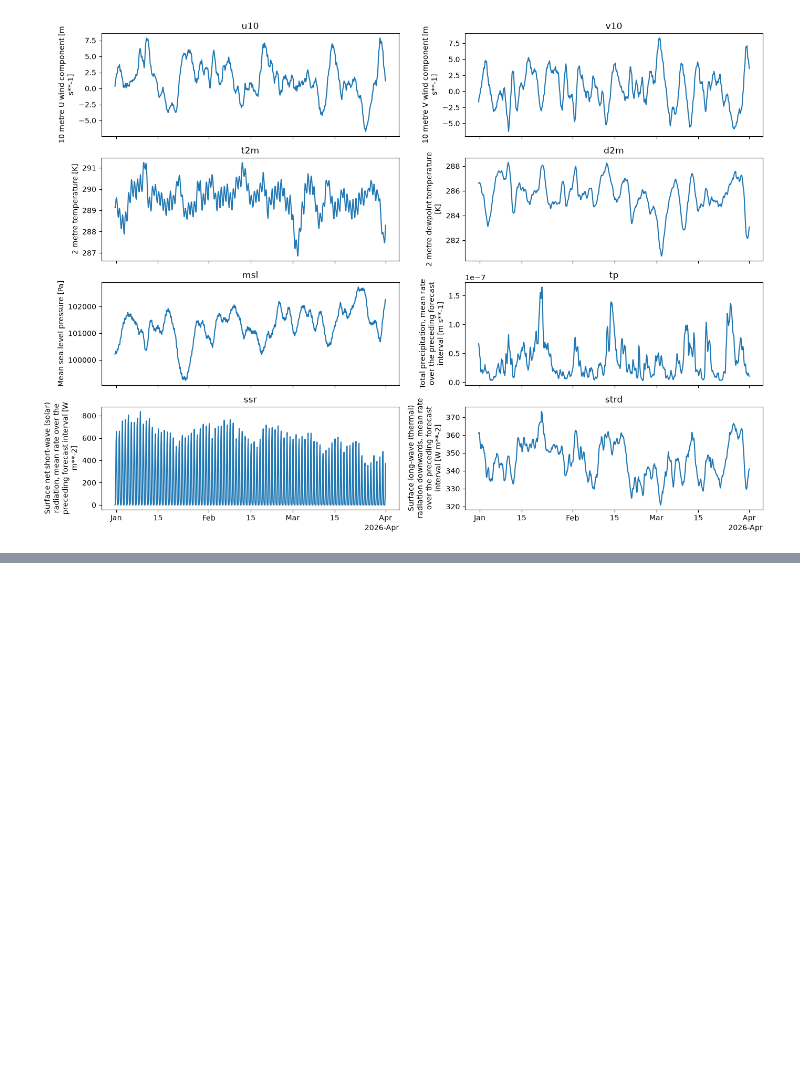
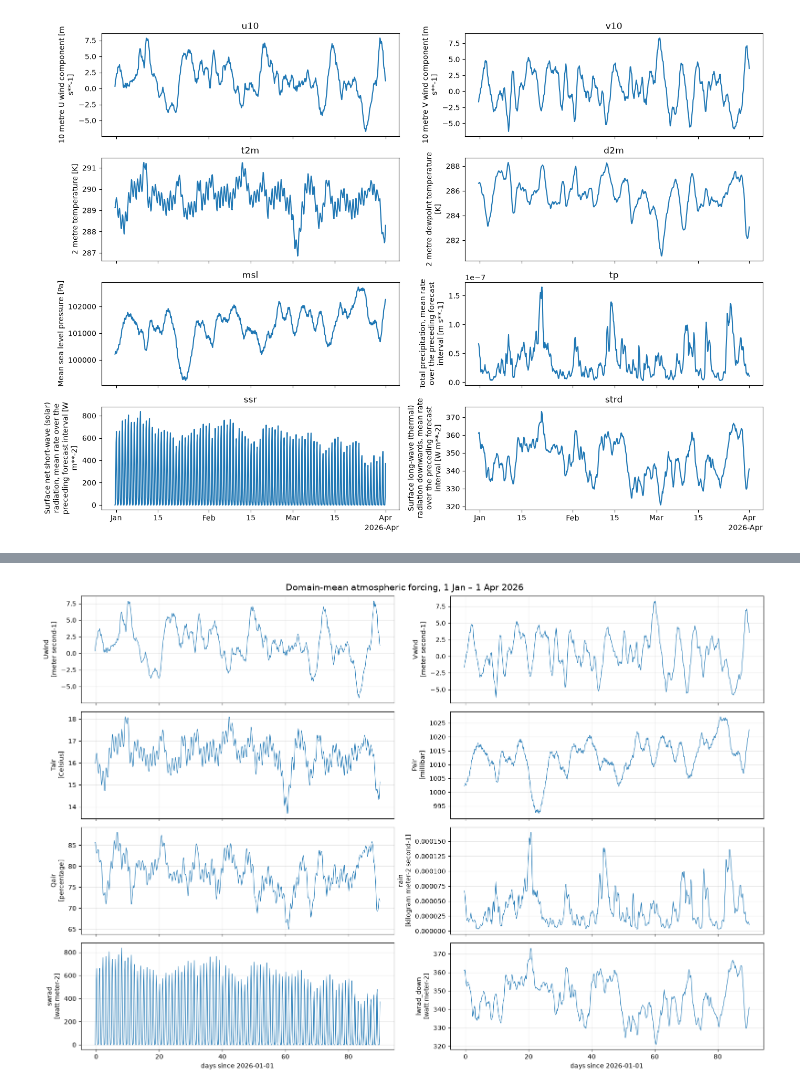
Before and after one commit to Ocean-Atmosphere-modeling/Moana-2.0, a Jupyter notebook: Notebooks/Inspecting_atm_file.ipynb, the cells around one changed output, grey strips where cells are left out. Cells and saved outputs as stored; diff of their text form; code cells hidden in the pictures; blank space fills up the shorter version.

```diff
--- a/Notebooks/Inspecting_atm_file.ipynb
+++ b/Notebooks/Inspecting_atm_file.ipynb
@@ -120,0 +288,15 @@ plt.tight_layout()
+# %%
+fig, axes = plt.subplots(4, 2, figsize=(16, 11), sharex=True)
+for ax, (name, _, _) in zip(axes.flat, panels):
+    tname = f[name].attrs["time"]
+    ax.plot(f[tname], f[name].mean(("lat", "lon")), lw=0.8)
+    ax.set_ylabel(f"{name}\n[{f[name].attrs['units']}]")
+    ax.grid(alpha=0.3)
+for ax in axes[-1]:
+    ax.set_xlabel("days since 2026-01-01")
+fig.suptitle("Domain-mean atmospheric forcing, 1 Jan – 1 Apr 2026", fontsize=14)
+plt.tight_layout()
+plt.savefig(f"{FIGS}/atm_forcing_timeseries.png", dpi=150)
+plt.show()
+# %% [output]
+[figure, added]
```
Also changed, not shown: parts of 10 cells of this notebook, 26 other files.
